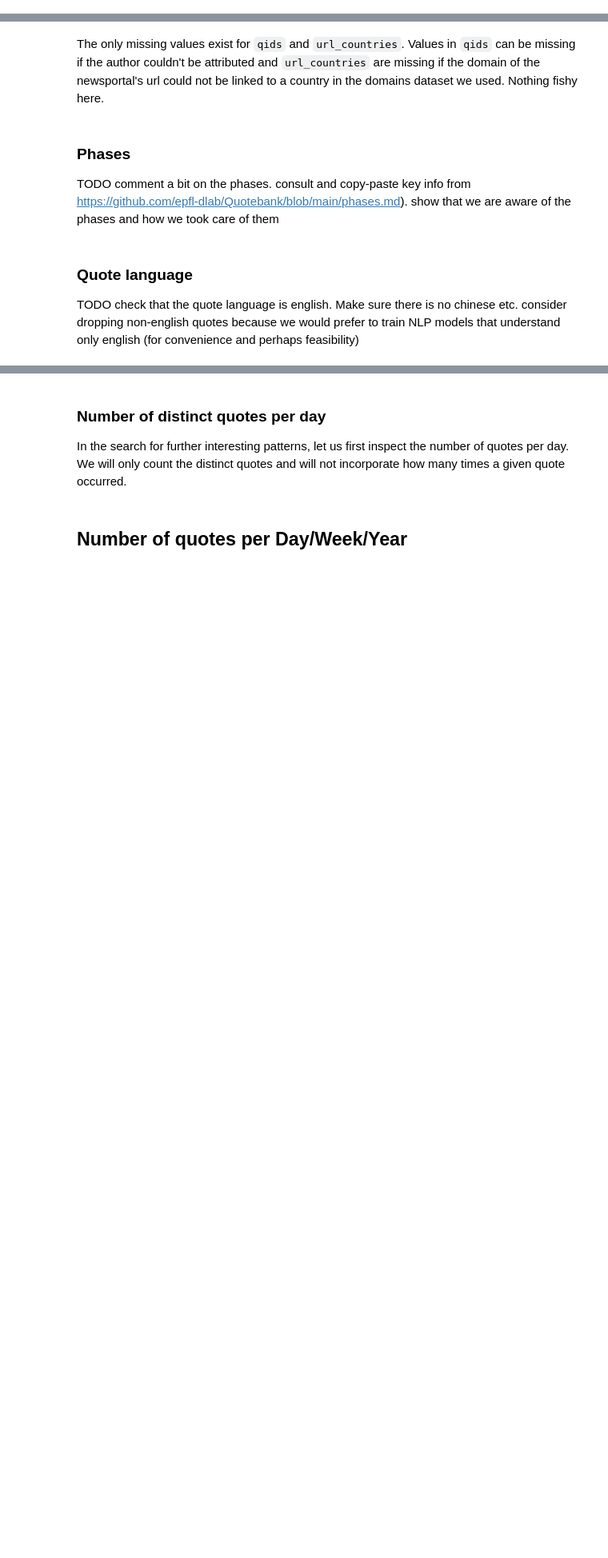
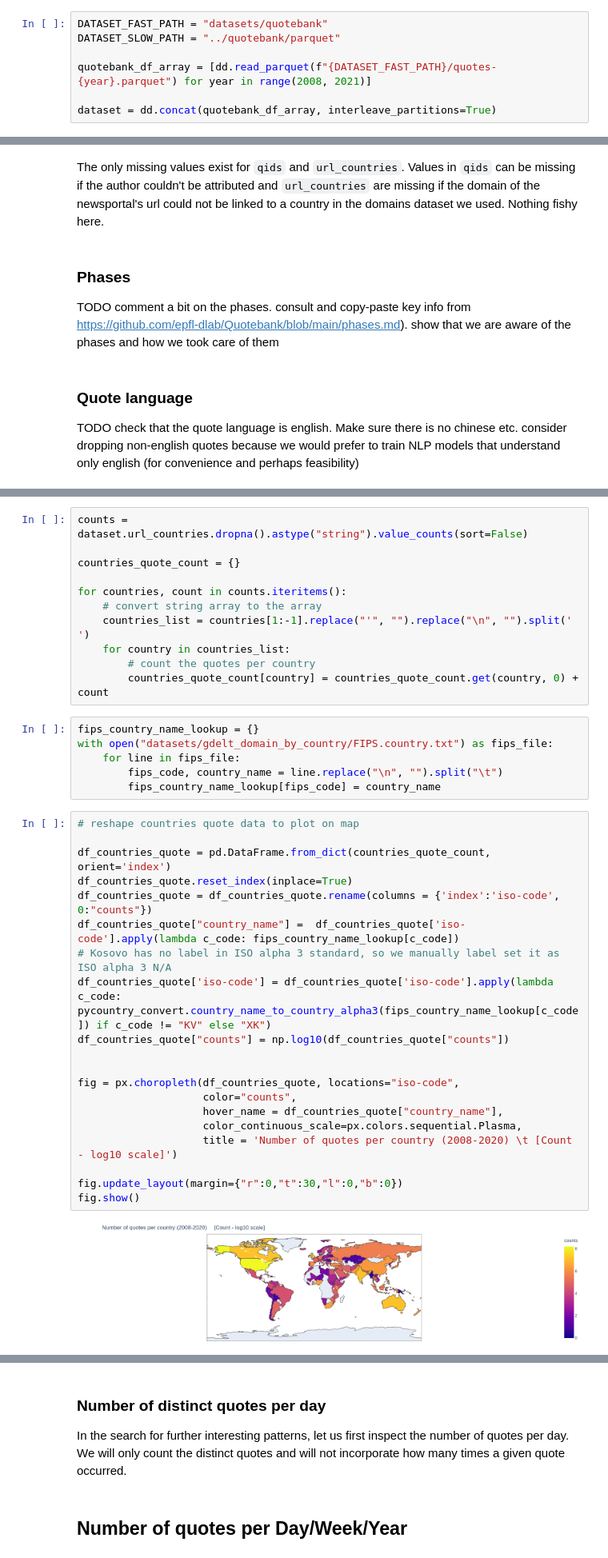
Before and after one commit to epfl-ada/ada-2021-project-hivemind, a Jupyter notebook: quotes_eda.ipynb, the cells around one changed output, grey strips where cells are left out. Shown at 80% size. Cells and saved outputs as stored; diff of their text form; blank space fills up the shorter version.

```diff
--- a/quotes_eda.ipynb
+++ b/quotes_eda.ipynb
@@ -32,3 +32,10 @@ dataset = dd.read_parquet(os.path.join(DATASET_PATH, filename))
+# %%
+DATASET_FAST_PATH = "datasets/quotebank"
+DATASET_SLOW_PATH = "../quotebank/parquet"
+
+quotebank_df_array = [dd.read_parquet(f"{DATASET_FAST_PATH}/quotes-{year}.parquet") for year in range(2008, 2021)]
+
+dataset = dd.concat(quotebank_df_array, interleave_partitions=True)
 # %%
 # Convert date column to datetime objects
 dataset["date"] = dd.to_datetime(dataset["date"])
@@ -67,0 +110,39 @@ TODO visualize number of quotes per country on a world heatmap
+# %%
+counts = dataset.url_countries.dropna().astype("string").value_counts(sort=False)
+
+countries_quote_count = {}
+
+for countries, count in counts.iteritems():
+    # convert string array to the array
+    countries_list = countries[1:-1].replace("'", "").replace("\n", "").split(' ')
+    for country in countries_list:
+        # count the quotes per country
+        countries_quote_count[country] = countries_quote_count.get(country, 0) + count
+# %%
+fips_country_name_lookup = {}
+with open("datasets/gdelt_domain_by_country/FIPS.country.txt") as fips_file:
+    for line in fips_file:
+        fips_code, country_name = line.replace("\n", "").split("\t")
+        fips_country_name_lookup[fips_code] = country_name
+# %%
+# reshape countries quote data to plot on map
+
+df_countries_quote = pd.DataFrame.from_dict(countries_quote_count, orient='index')
+df_countries_quote.reset_index(inplace=True)
+df_countries_quote = df_countries_quote.rename(columns = {'index':'iso-code', 0:"counts"})
+df_countries_quote["country_name"] =  df_countries_quote['iso-code'].apply(lambda c_code: fips_country_name_lookup[c_code])
+# Kosovo has no label in ISO alpha 3 standard, so we manually label set it as ISO alpha 3 N/A
+df_countries_quote['iso-code'] = df_countries_quote['iso-code'].apply(lambda c_code: pycountry_convert.country_name_to_country_alpha3(fips_country_name_lookup[c_code]) if c_code != "KV" else "XK")
+df_countries_quote["counts"] = np.log10(df_countries_quote["counts"])
+
+
+fig = px.choropleth(df_countries_quote, locations="iso-code",
+                    color="counts",
+                    hover_name = df_countries_quote["country_name"],
+                    color_continuous_scale=px.colors.sequential.Plasma,
+                    title = 'Number of quotes per country (2008-2020) \t [Count - log10 scale]')
+
+fig.update_layout(margin={"r":0,"t":30,"l":0,"b":0})
+fig.show()
+# %% [output]
+[figure, added]
```
Also changed, not shown: parts of 28 cells of this notebook, 1 other file.
